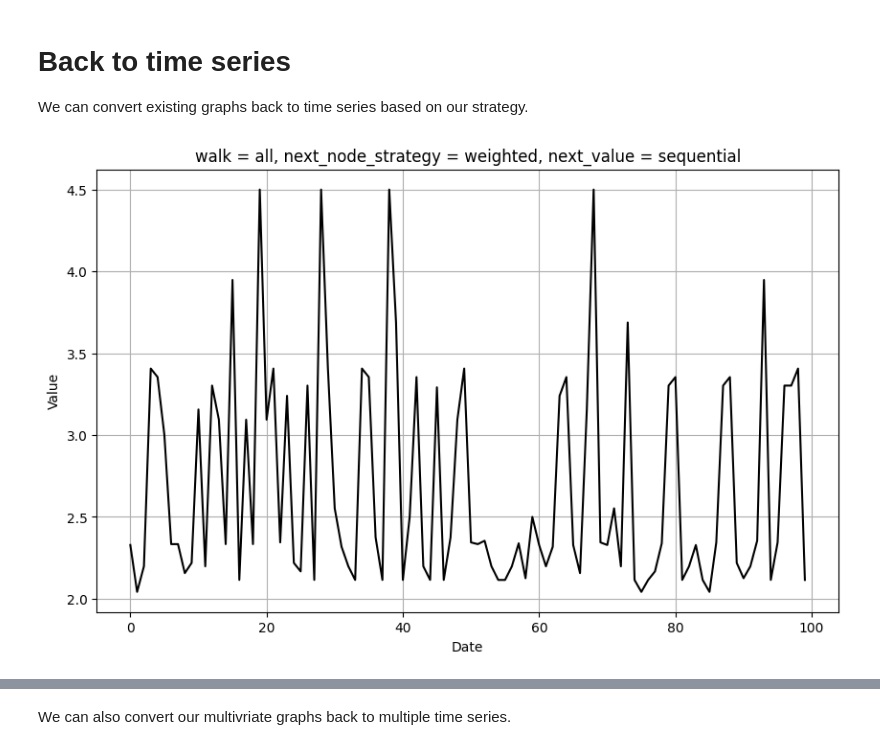
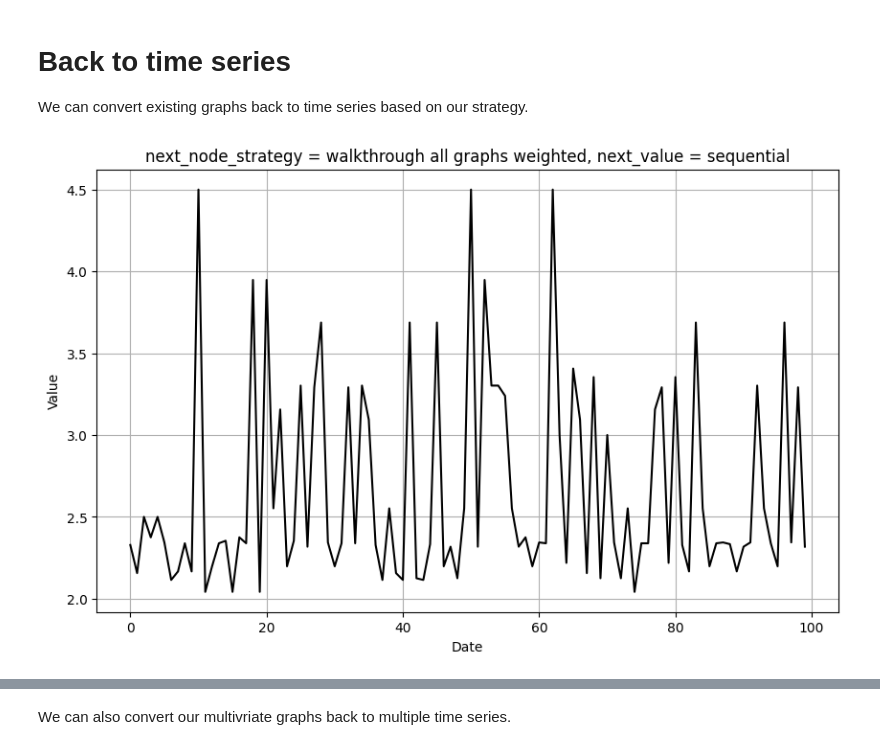
Before and after one commit to zangrcar/ts2g2, a Jupyter notebook: tutorials/demo-ts2g2.ipynb, the cells around one changed output, grey strips where cells are left out. Saved outputs shown, nothing was run; the diff lists cells and outputs as text; code cells hidden in the pictures.

```diff
--- a/tutorials/demo-ts2g2.ipynb
+++ b/tutorials/demo-ts2g2.ipynb
@@ -49,7 +45,8 @@ apple_path = os.path.join(os.getcwd(), "apple", "APPLE.csv")
 Here are two examples of conversion of data from time serie to graph. Second one is inpeated using sliding window mechanism. That means its nodes are smaller graphs inpeated based on a segments of data (length = 5).
 # %%
 test = sg.TimeSeriesPreprocessing(inp.CsvStock(amazon_path, "Close").from_csv())\
-    .segmentation(60, 90).process()\
+    .add_strategy(sg.Segmentation(60, 90))\
+    .process()\
     .to_graph(gs.NaturalVisibility().with_limit(1).get_strategy())\
     .add_edge(0,2)\
     .add_edge(13, 21, weight = 17)\
@@ -136,16 +108,14 @@ AttributeError: 'str' object has no attribute 'edges'
 # Back to time series
 We can convert existing graphs back to time series based on our strategy.
 # %%
-graph.Graph(test.get_graph())\
+graph.GraphToTS(test.get_graph())\
     .set_nodes(test.get_graphs())\
-    .walk_through_all()\
-    .choose_next_node("weighted")\
-    .choose_next_value("sequential")\
-    .skip_every_x_steps(1)\
+    .next_node_strategy(graph.NextNodeAllWeighted())\
+    .next_value_strategy(graph.NextValueSequential().skip_every_x_steps(1))\
     .ts_length(100)\
     .to_multiple_time_sequences()\
     .draw()
 # %% [output]
-[figure, old version]
+[figure, new version]
 # %%
 graph.GraphSlidWin(x.get_graph())\
```
Also changed, not shown: parts of 9 cells of this notebook, 4 other files.
